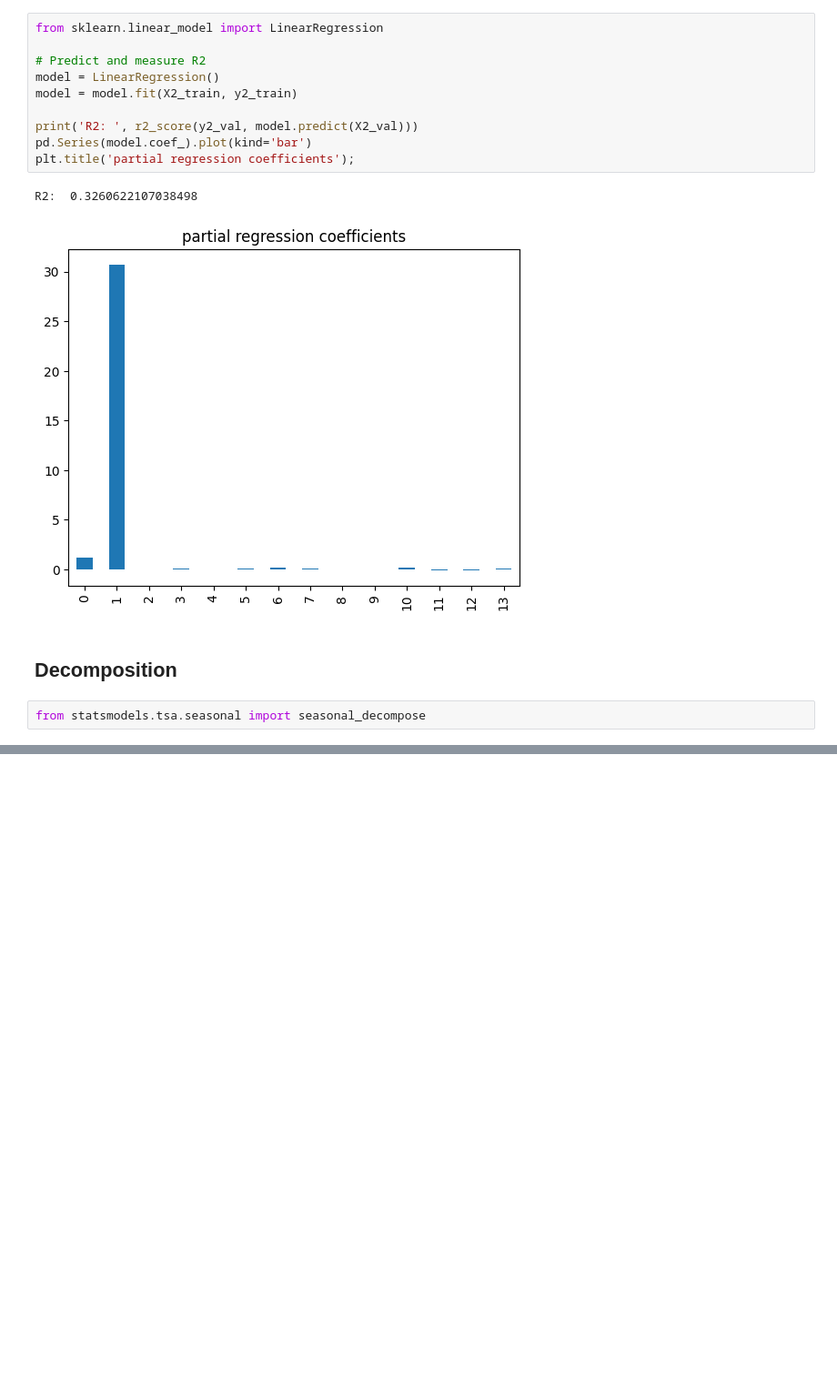
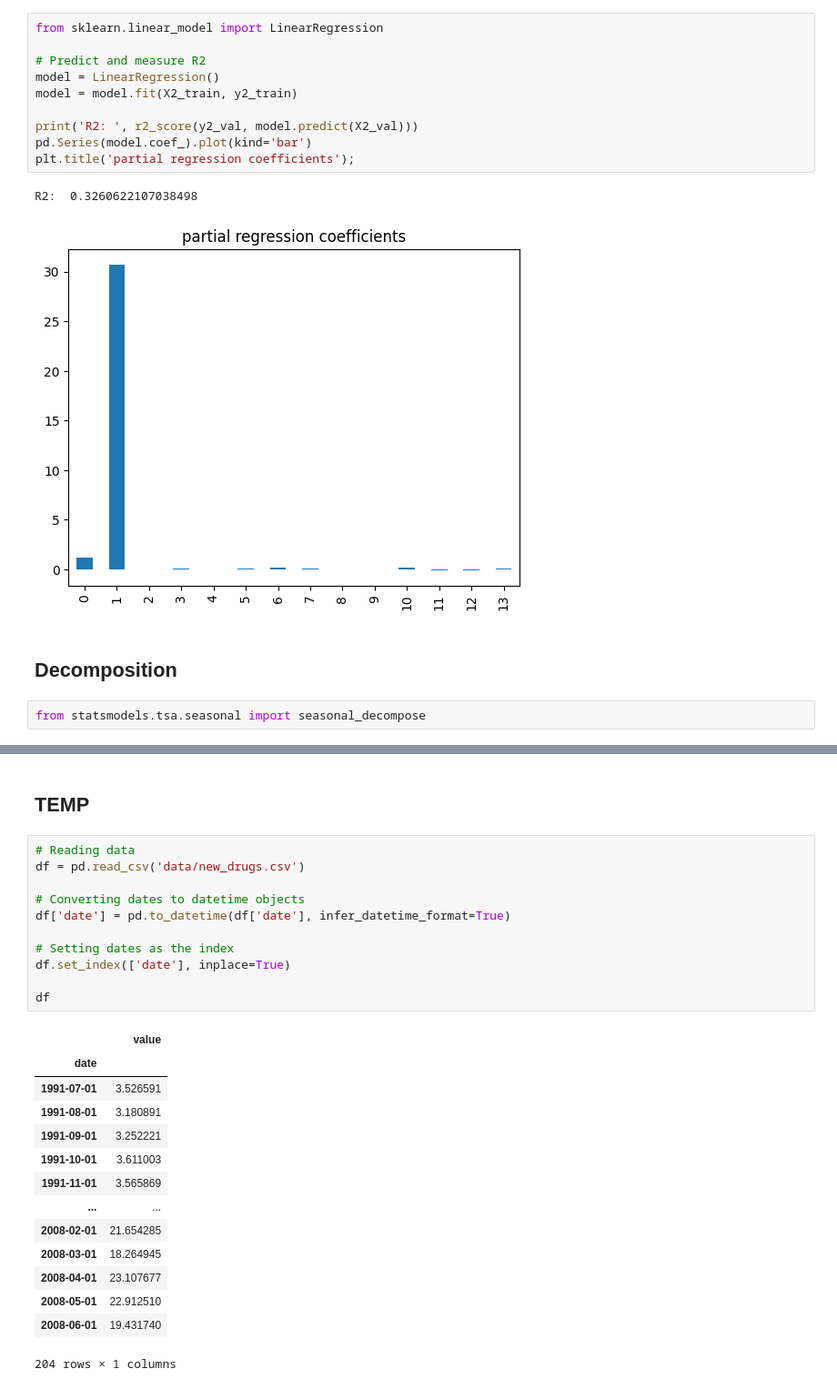
Before and after one commit to Rheyles/store_sales, a Jupyter notebook: store_sales_CS.ipynb, the cells around one changed output, grey strips where cells are left out. Shown at 91% size. Drawn from its saved outputs; the diff is of its cells as text; blank space fills up the shorter version.

```diff
--- a/store_sales_CS.ipynb
+++ b/store_sales_CS.ipynb
@@ -161,3 +187,31 @@ result_add = seasonal_decompose(df['sales'], model='additive')
 result_add.plot();
 # %% [output]
 ValueError: You must specify a period or x must be a pandas object with a PeriodIndex or a DatetimeIndex with a freq not set to None
+# %% [markdown]
+## TEMP
+# %%
+# Reading data
+df = pd.read_csv('data/new_drugs.csv')
+
+# Converting dates to datetime objects
+df['date'] = pd.to_datetime(df['date'], infer_datetime_format=True)
+
+# Setting dates as the index
+df.set_index(['date'], inplace=True)
+
+df
+# %% [output]
+|  | value |
+| date |  |
+| 1991-07-01 | 3.526591 |
+| 1991-08-01 | 3.180891 |
+| 1991-09-01 | 3.252221 |
+| 1991-10-01 | 3.611003 |
+| 1991-11-01 | 3.565869 |
+| ... | ... |
+| 2008-02-01 | 21.654285 |
+| 2008-03-01 | 18.264945 |
+| 2008-04-01 | 23.107677 |
+| 2008-05-01 | 22.912510 |
+| 2008-06-01 | 19.431740 |
+204 rows × 1 columns
```
Also changed, not shown: parts of 4 cells of this notebook.
